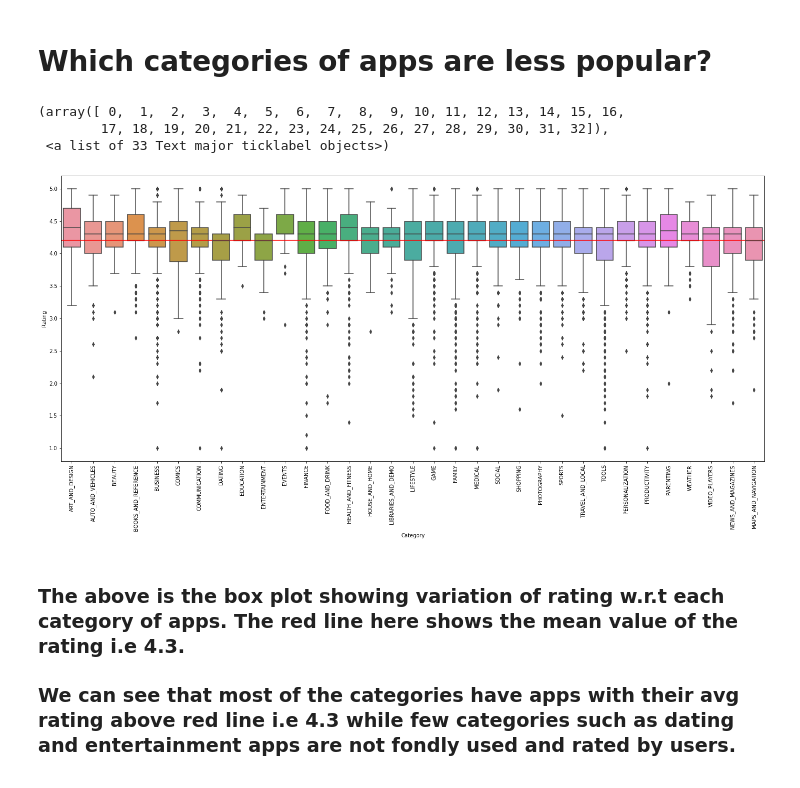
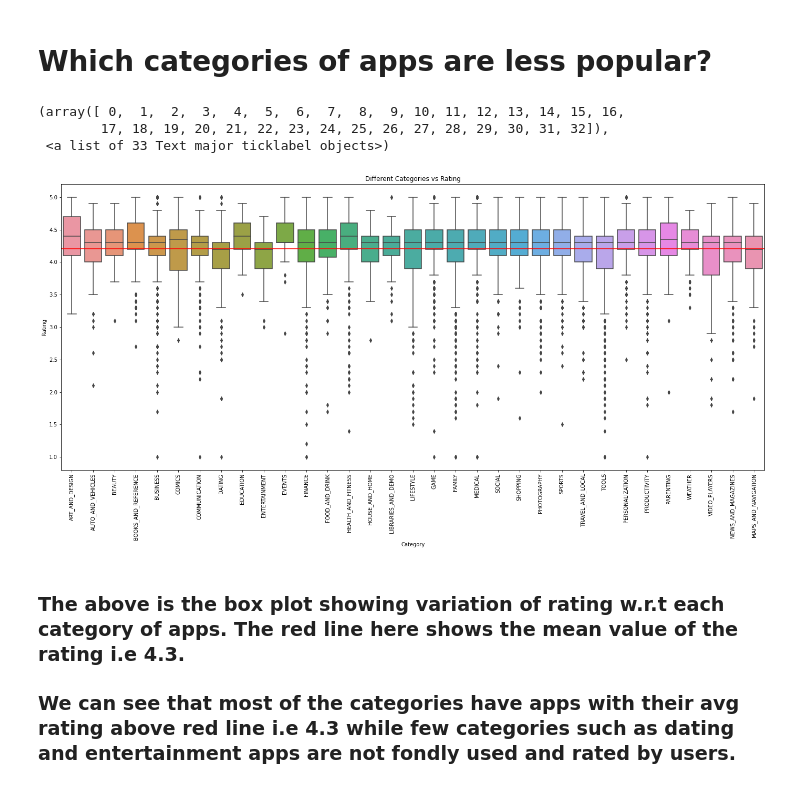
Before and after one commit to Akn-ag/Play-store-app-review-analysis, a Jupyter notebook: Play_Store_App_Review_Analysis_Capstone_Project.ipynb, the cells around one changed output. Drawn from its saved outputs; the diff is of its cells as text; code cells hidden in the pictures.

```diff
--- a/Play_Store_App_Review_Analysis_Capstone_Project.ipynb
+++ b/Play_Store_App_Review_Analysis_Capstone_Project.ipynb
@@ -420,15 +443,16 @@ plt.show()
 # %%
 # Boxplot of different Categories vs rating
 
 plt.figure(figsize=(24,10))
 val = sns.boxplot(data=df1, x="Category", y="Rating")
 val.axhline(df1['Rating'].mean(),ls="-",color="red")
+plt.title('Different Categories vs Rating')
 plt.xticks(rotation=90)
 # %% [output]
 (array([ 0,  1,  2,  3,  4,  5,  6,  7,  8,  9, 10, 11, 12, 13, 14, 15, 16,
         17, 18, 19, 20, 21, 22, 23, 24, 25, 26, 27, 28, 29, 30, 31, 32]),
  <a list of 33 Text major ticklabel objects>)
-[figure, old version]
+[figure, new version]
 # %% [markdown]
 ### The above is the box plot showing variation of rating w.r.t each category of apps. The red line here shows the mean value of the rating i.e 4.3.
 
```
Also changed, not shown: parts of 31 cells of this notebook.
